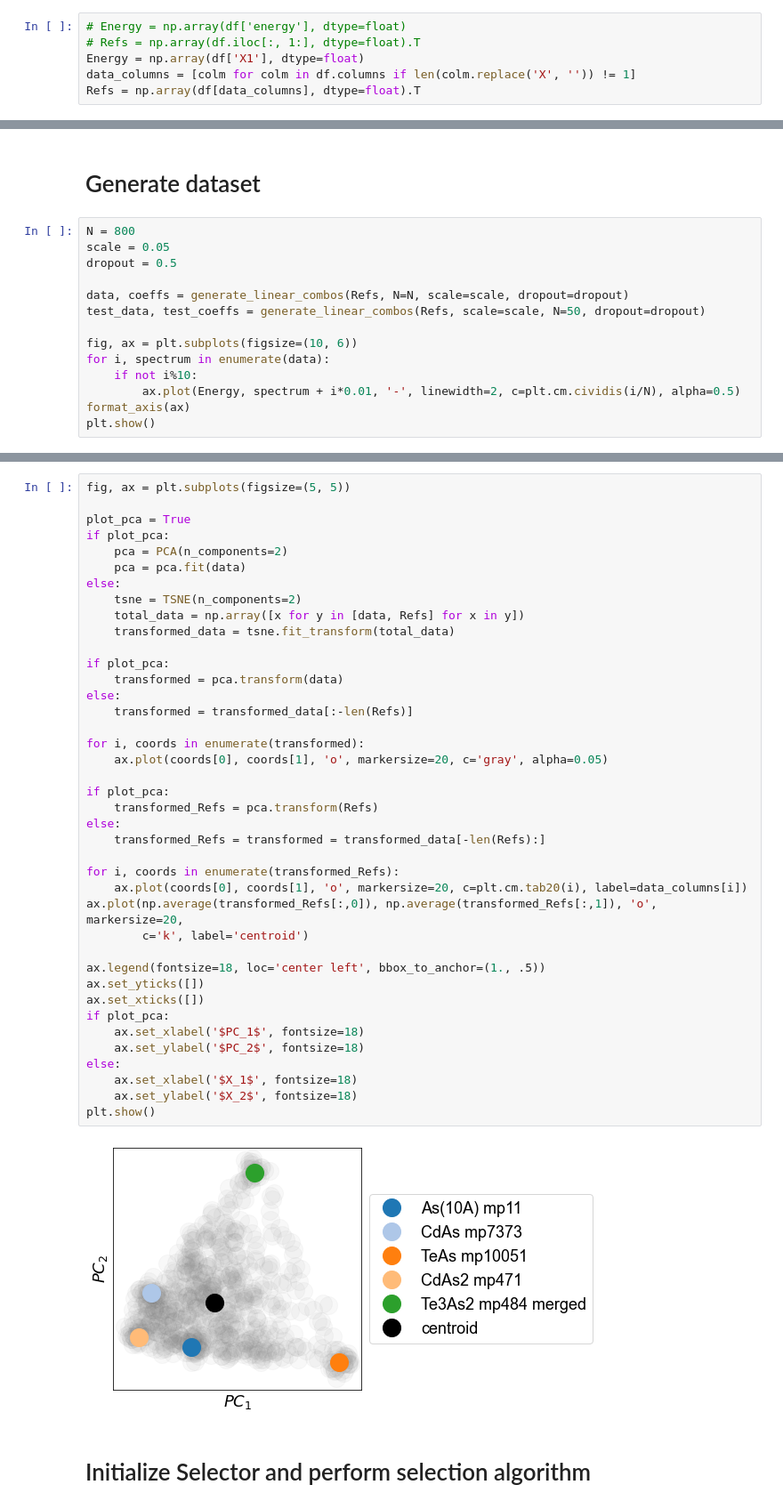
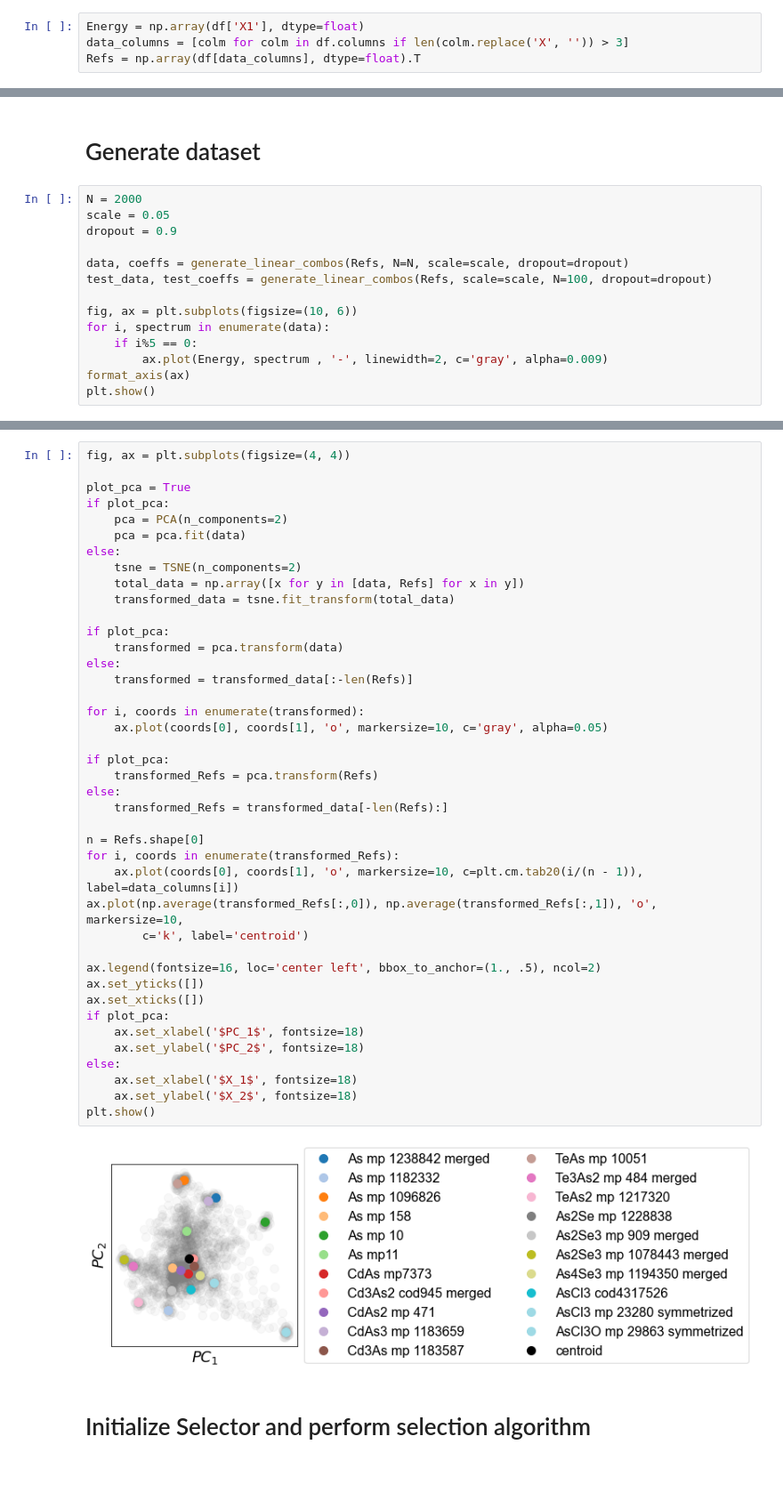
Before and after one commit to stetef/Energy-Point-Selection, a Jupyter notebook: Visualization.ipynb, the cells around one changed output, grey strips where cells are left out. Shown at 89% size. Drawn from its saved outputs; the diff is of its cells as text; blank space fills up the shorter version.

```diff
--- a/Visualization.ipynb
+++ b/Visualization.ipynb
@@ -33,8 +34,6 @@ df.head()
 # %%
-# Energy = np.array(df['energy'], dtype=float)
-# Refs = np.array(df.iloc[:, 1:], dtype=float).T
 Energy = np.array(df['X1'], dtype=float)
-data_columns = [colm for colm in df.columns if len(colm.replace('X', '')) != 1]
+data_columns = [colm for colm in df.columns if len(colm.replace('X', '')) > 3]
 Refs = np.array(df[data_columns], dtype=float).T
 # %% [markdown]
 Visualize reference spectra
@@ -82,17 +81,17 @@ plt.show()
 # %% [markdown]
 # Generate dataset
 # %%
-N = 800
+N = 2000
 scale = 0.05
-dropout = 0.5
+dropout = 0.9
 
 data, coeffs = generate_linear_combos(Refs, N=N, scale=scale, dropout=dropout)
-test_data, test_coeffs = generate_linear_combos(Refs, scale=scale, N=50, dropout=dropout)
+test_data, test_coeffs = generate_linear_combos(Refs, scale=scale, N=100, dropout=dropout)
 
 fig, ax = plt.subplots(figsize=(10, 6))
 for i, spectrum in enumerate(data):
-    if not i%10:
-        ax.plot(Energy, spectrum + i*0.01, '-', linewidth=2, c=plt.cm.cividis(i/N), alpha=0.5)
+    if i%5 == 0:
+        ax.plot(Energy, spectrum , '-', linewidth=2, c='gray', alpha=0.009)
 format_axis(ax)
 plt.show()
 # %% [output]
@@ -100,5 +99,5 @@ plt.show()
 # %%
-fig, ax = plt.subplots(figsize=(5, 5))
+fig, ax = plt.subplots(figsize=(4, 4))
 
 plot_pca = True
 if plot_pca:
@@ -106,39 +105,40 @@ if plot_pca:
     pca = pca.fit(data)
 else:
     tsne = TSNE(n_components=2)
     total_data = np.array([x for y in [data, Refs] for x in y])
     transformed_data = tsne.fit_transform(total_data)
 
 if plot_pca:
     transformed = pca.transform(data)
 else:
     transformed = transformed_data[:-len(Refs)]
 
 for i, coords in enumerate(transformed):
-    ax.plot(coords[0], coords[1], 'o', markersize=20, c='gray', alpha=0.05)
+    ax.plot(coords[0], coords[1], 'o', markersize=10, c='gray', alpha=0.05)
 
 if plot_pca:
     transformed_Refs = pca.transform(Refs)
 else:
-    transformed_Refs = transformed = transformed_data[-len(Refs):]
+    transformed_Refs = transformed_data[-len(Refs):]
 
+n = Refs.shape[0]
 for i, coords in enumerate(transformed_Refs):
-    ax.plot(coords[0], coords[1], 'o', markersize=20, c=plt.cm.tab20(i), label=data_columns[i])
-ax.plot(np.average(transformed_Refs[:,0]), np.average(transformed_Refs[:,1]), 'o', markersize=20,
+    ax.plot(coords[0], coords[1], 'o', markersize=10, c=plt.cm.tab20(i/(n - 1)), label=data_columns[i])
+ax.plot(np.average(transformed_Refs[:,0]), np.average(transformed_Refs[:,1]), 'o', markersize=10,
         c='k', label='centroid')
 
-ax.legend(fontsize=18, loc='center left', bbox_to_anchor=(1., .5))
+ax.legend(fontsize=16, loc='center left', bbox_to_anchor=(1., .5), ncol=2)
 ax.set_yticks([])
 ax.set_xticks([])
 if plot_pca:
     ax.set_xlabel('$PC_1$', fontsize=18)
     ax.set_ylabel('$PC_2$', fontsize=18)
 else:
     ax.set_xlabel('$X_1$', fontsize=18)
     ax.set_ylabel('$X_2$', fontsize=18)
 plt.show()
 # %% [output]
-[figure, old version]
+[figure, new version]
 # %% [markdown]
 # Initialize Selector and perform selection algorithm
 # %% [markdown]
```
Also changed, not shown: parts of 12 cells of this notebook, 1 other file.
